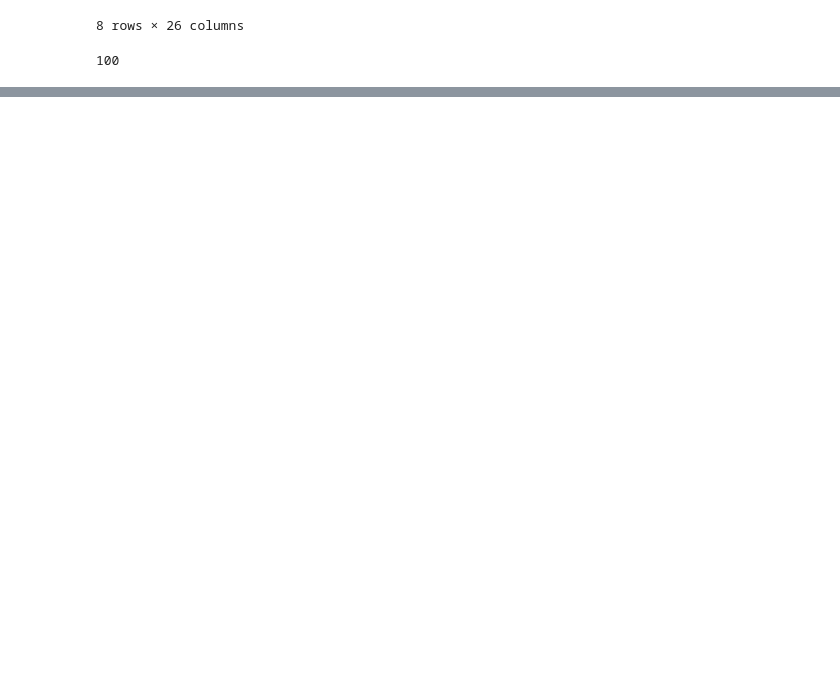
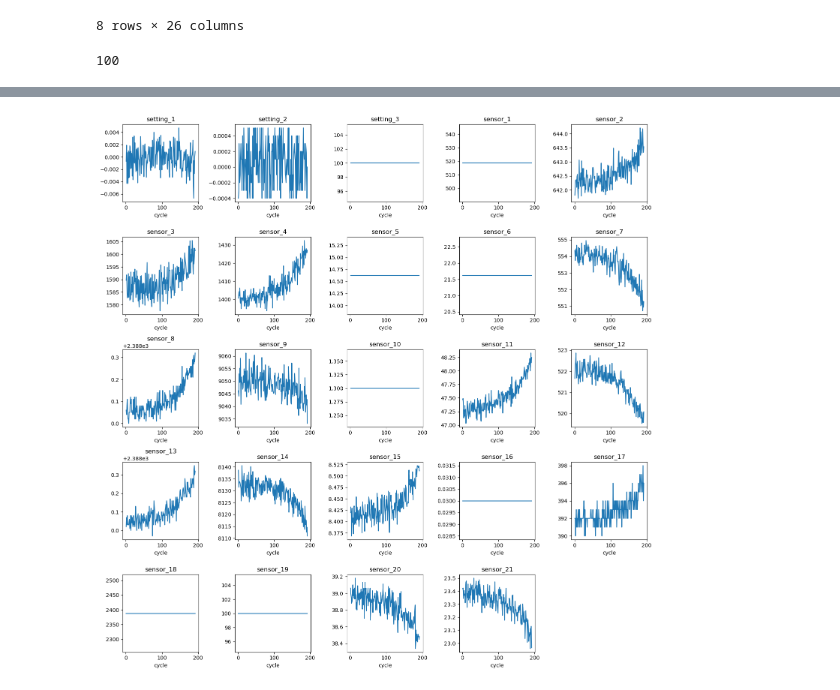
Before and after one commit to elouanXP/smart_predictive_maintenance, a Jupyter notebook: notebooks/01_data_exploration.ipynb, the cells around one changed output, grey strips where cells are left out. Saved outputs shown, nothing was run; the diff lists cells and outputs as text; code cells hidden in the pictures; blank space fills up the shorter version.

```diff
--- a/notebooks/01_data_exploration.ipynb
+++ b/notebooks/01_data_exploration.ipynb
@@ -91,0 +88,3 @@ plt.show()
+# %%
+unit_1_df = df[df['unit_number'] == 1]
+unit_1_df
@@ -92 +105,23 @@ plt.show()
+# %%
+cols = unit_1_df.columns[2:27]
+
+n_cols = 5
+n_rows = math.ceil(len(cols)/n_cols)
+
+fig, axes = plt.subplots(n_rows, n_cols, figsize=(15, 3*n_rows))
+
+axes = axes.flatten()
+
+for ax, col in zip(axes, cols):
+    ax.plot(unit_1_df['time_cycles'], unit_1_df[col])
+    ax.set_title(col)
+    ax.set_xlabel('cycle')
+
+for ax in axes[len(cols):]:
+    ax.axis('off')
+
+plt.tight_layout()
+plt.show()
+# %% [output]
+[figure, added]
 # %%
```
Also changed, not shown: parts of 12 cells of this notebook.
